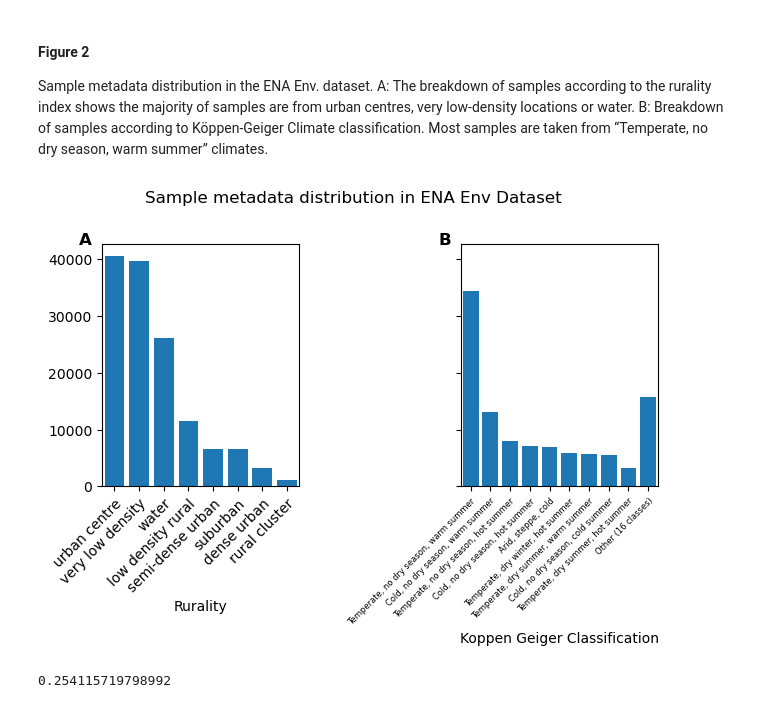
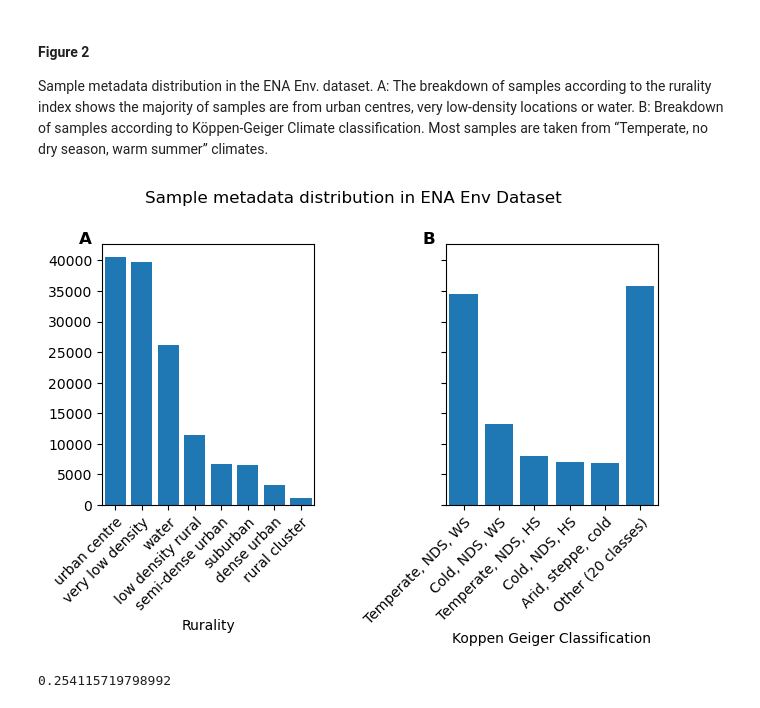
Before and after one commit to m-crown/OMEinfo, a Jupyter notebook: figures_code/OMEinfo_paper_analysis.ipynb, the cells around one changed output. Cells and saved outputs as stored; diff of their text form; code cells hidden in the pictures.

Commit message:
update figure code for reviewer comments

```diff
--- a/figures_code/OMEinfo_paper_analysis.ipynb
+++ b/figures_code/OMEinfo_paper_analysis.ipynb
@@ -79,12 +92,12 @@ plt.show()
 To create the current OMEinfo ENA dataset, metadata on all samples was retrieved [14/10/23] and processed through OMEinfo.
 # %%
 #read the ena metadata as downloaded and check for bad locations
-ena_data = pd.read_csv("ena_search_results_141023.tsv", sep = "\t")
+ena_data = pd.read_csv("ena_search_results_141023.tsv.gz", sep = "\t", compression = "gzip")
 bad_locations = ena_data.loc[ena_data[['latitude', 'longitude']].apply(lambda x: -90.00 <= x["latitude"] <= 90.00 and -180.00 <= x["longitude"] <= 180.00, axis=1) == False]
 
 #import the omeinfo annotations
 ena_annotations = pd.read_csv("ena_annotated.tsv.gz", sep = "\t", compression = "gzip")
-ena_annotations_env = pd.read_csv("ena_annotated_environmental_fullmetadata.tsv", sep = "\t")
+ena_annotations_env = pd.read_csv("ena_annotated_environmental_fullmetadata.tsv.gz", sep = "\t", compression = "gzip")
 ena_annotations_env_gdf = geopandas.GeoDataFrame(
     ena_annotations_env, geometry=geopandas.points_from_xy(ena_annotations_env.longitude, ena_annotations_env.latitude), crs="EPSG:4326"
 )
@@ -133,32 +146,34 @@ Sample metadata distribution in the ENA Env. dataset. A: The breakdown of sample
 # %%
 fig, axs = plt.subplots(1, 2, sharey = True)
 fig.suptitle('Sample metadata distribution in ENA Env Dataset')
 
 rurality_value_counts = ena_annotations_env["Rurality"].value_counts()
 kg_value_counts = ena_annotations_env["Koppen Geiger"].value_counts()
-kg_top_values = kg_value_counts.nlargest(9)
-kg_other_count = kg_value_counts.nsmallest(len(kg_value_counts) - 9).sum()
-kg_value_counts_top = pd.concat([kg_top_values,pd.Series({f'Other ({len(kg_value_counts.nsmallest(len(kg_value_counts) - 9))} classes)': kg_other_count})])
+kg_top_values = kg_value_counts.nlargest(5)
+kg_other_count = kg_value_counts.nsmallest(len(kg_value_counts) - 5).sum()
+kg_value_counts_top = pd.concat([kg_top_values,pd.Series({f'Other ({len(kg_value_counts.nsmallest(len(kg_value_counts) - 5))} classes)': kg_other_count})])
 kg_value_counts_top.index.name = 'Koppen Geiger Classification'
 
 
 rurality_value_counts.plot(kind = "bar", ax=axs[0])
 kg_value_counts_top.plot(kind = "bar", ax=axs[1])
 
 
 axs[0].bar(rurality_value_counts.index, rurality_value_counts.values)
 axs[0].set_xticklabels(rurality_value_counts.index, rotation=45, ha='right', rotation_mode="anchor")
 axs[0].text(-0.05, 1.05, 'A', transform=axs[0].transAxes, fontsize=12, fontweight='bold', va='top', ha='right')
 
+kg_labels = ["Temperate, NDS, WS", "Cold, NDS, WS", "Temperate, NDS, HS", "Cold, NDS, HS", "Arid, steppe, cold", "Other (20 classes)"]
+
 axs[1].bar(kg_value_counts_top.index, kg_value_counts_top.values)
-axs[1].set_xticklabels(kg_value_counts_top.index, rotation=45, ha='right', fontsize = 6, rotation_mode="anchor")
+axs[1].set_xticklabels(kg_labels, rotation=45, ha='right', rotation_mode="anchor") #kg_value_counts_top.index
 axs[0].text(-0.05, 1.05, 'B', transform=axs[1].transAxes, fontsize=12, fontweight='bold', va='top', ha='right')
 
 plt.tight_layout()  # Adjust subplot parameters to avoid overlapping
-plt.savefig('metadata_distribution_plot.png', dpi = 600)  # Save the figure
+plt.savefig('metadata_distribution_plot.png', dpi = 600)
 plt.show()
 # %% [output]
-[figure, old version]
+[figure, new version]
 # %%
 ena_annotations_env.loc[ena_annotations_env["Koppen Geiger"].isin(["Temperate, no dry season, warm summer"])].shape[0] / ena_annotations_env.shape[0]
 # %% [output]
```
Also changed, not shown: parts of 9 cells of this notebook, 4 other files.
